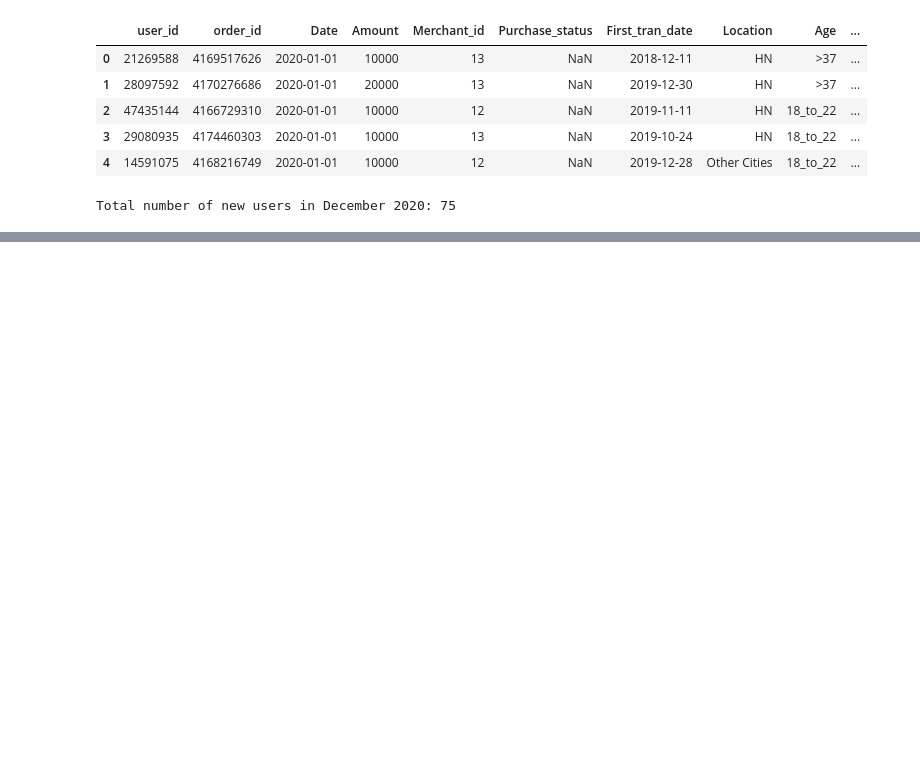
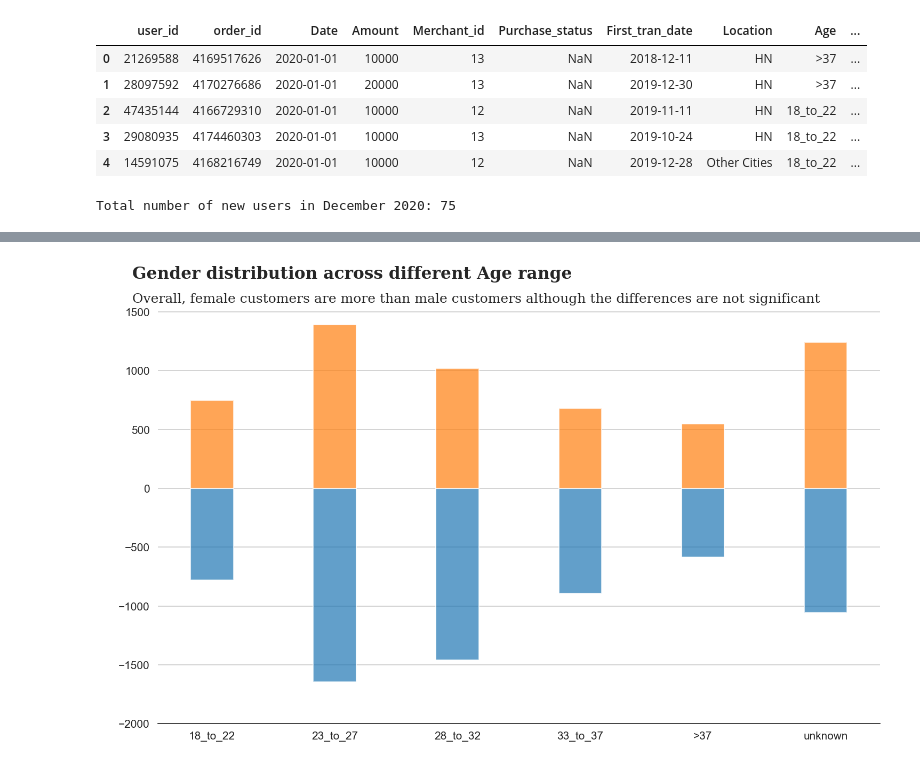
Before and after one commit to NguyenDangXuanLinh/momo_data_analysis, a Jupyter notebook: MoMo_MBI.ipynb, the cells around one changed output, grey strips where cells are left out. Saved outputs shown, nothing was run; the diff lists cells and outputs as text; code cells hidden in the pictures; blank space fills up the shorter version.

```diff
--- a/MoMo_MBI.ipynb
+++ b/MoMo_MBI.ipynb
@@ -210,0 +246,25 @@ Total number of new users in December 2020: 75
+# %%
+age_range_gender = data.groupby(['Gender']).Age.value_counts().unstack().fillna(0).astype(int)
+
+male = - age_range_gender.loc['MALE']
+female = age_range_gender.loc['FEMALE']
+
+fig, ax = plt.subplots(figsize=(10,6), dpi=150, facecolor='white')
+fig.text(0.05, 1.02, 'Gender distribution across different Age range', fontsize=15, fontweight='bold', fontfamily='serif')
+fig.text(0.05, .97, 'Overall, female customers are more than male customers although the differences are not significant', fontsize=12,
+             fontweight='light', fontfamily='serif')
+ax.bar(male.index, male, alpha=0.7, width=0.35, label= 'Male')
+ax.bar(female.index, female, alpha=0.7, width=0.35, label= 'Female')
+
+ax.set_xlabel(" ")
+ax.set_ylabel(' ')
+ax.set_xticks(male.index)
+ax.set_ylim(-2000,1600)
+
+ax.spines[['right', 'top','left']].set_visible(False)
+
+plt.grid(visible=True, axis="y")
+ax.legend().set_visible(False)
+plt.tight_layout()
+# %% [output]
+[figure, added]
```
Also changed, not shown: parts of 15 cells of this notebook.
